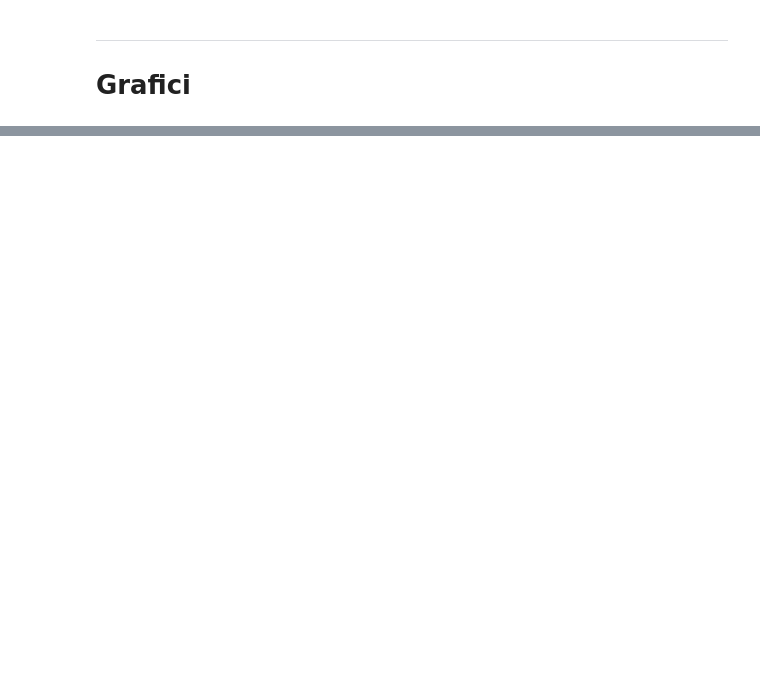
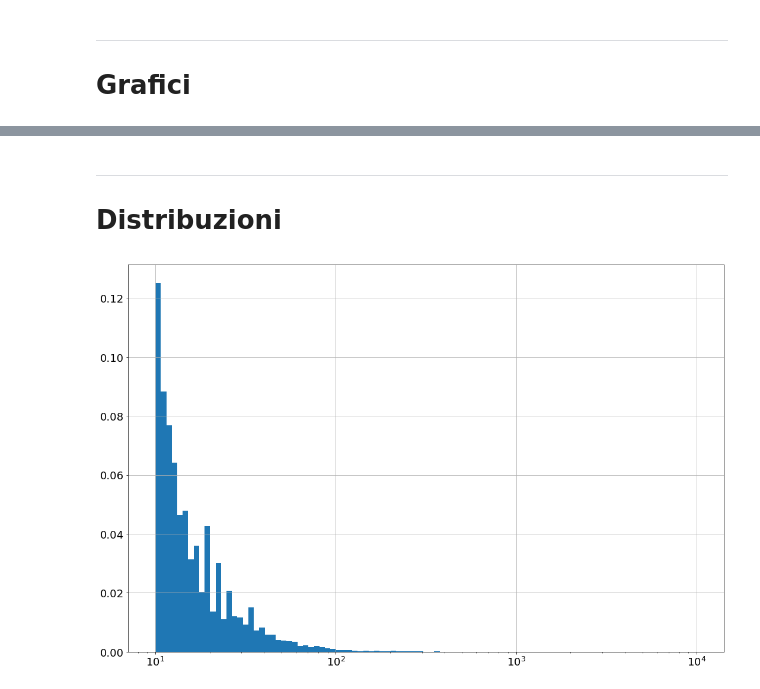
Before and after one commit to EdoardoTronconi/ProgettoPS, a Jupyter notebook: Esame_Tronconi_975734.ipynb, the cells around one changed output, grey strips where cells are left out. Cells and saved outputs as stored; diff of their text form; code cells hidden in the pictures; blank space fills up the shorter version.

```diff
--- a/Esame_Tronconi_975734.ipynb
+++ b/Esame_Tronconi_975734.ipynb
@@ -67,7 +68,7 @@ df_decessi_sesso.drop(columns=[('COD_PROVCOM')], level=1, inplace=True)
 df_decessi_sesso.drop(columns=['incremento %','totale decessi'], level=0, inplace=True)
 
 df_decessi_sesso.rename(columns={
-                                '1 MARZO - 30 GIUGNO MEDIA 2015-2019' : 'MEDIA 2015-2019 marzo-giugno',
+                                '1 MARZO - 30 GIUGNO MEDIA 2015-2019' : 'MEDIA 2015-2019',
                                 '1 MARZO - 30 GIUGNO 2020' : '2020',
                                 },
                         level=0, inplace=True)
@@ -80,7 +81,7 @@ df_decessi_over65.drop(columns=[('COD_PROVCOM')], level=1, inplace=True)
 df_decessi_over65.drop(columns=['incremento %','totale decessi'], level=0, inplace=True)
 
 df_decessi_over65.rename(columns={
-                                '1 MARZO - 30 GIUGNO MEDIA 2015-2019' : 'MEDIA 2015-2019 marzo-giugno',
+                                '1 MARZO - 30 GIUGNO MEDIA 2015-2019' : 'MEDIA 2015-2019',
                                 '1 MARZO - 30 GIUGNO 2020' : '2020',
                                 },
                         level=0, inplace=True)
@@ -93,7 +94,7 @@ df_decessi_over65M.drop(columns=[('COD_PROVCOM')], level=1, inplace=True)
 df_decessi_over65M.drop(columns=['incremento %','totale decessi'], level=0, inplace=True)
 
 df_decessi_over65M.rename(columns={
-                                '1 MARZO - 30 GIUGNO MEDIA 2015-2019' : 'MEDIA 2015-2019 marzo-giugno',
+                                '1 MARZO - 30 GIUGNO MEDIA 2015-2019' : 'MEDIA 2015-2019',
                                 '1 MARZO - 30 GIUGNO 2020' : '2020',
                                 },
                         level=0, inplace=True)
@@ -106,7 +107,7 @@ df_decessi_over65F.drop(columns=[('COD_PROVCOM')], level=1, inplace=True)
 df_decessi_over65F.drop(columns=['incremento %','totale decessi'], level=0, inplace=True)
 
 df_decessi_over65F.rename(columns={
-                                '1 MARZO - 30 GIUGNO MEDIA 2015-2019' : 'MEDIA 2015-2019 marzo-giugno',
+                                '1 MARZO - 30 GIUGNO MEDIA 2015-2019' : 'MEDIA 2015-2019',
                                 '1 MARZO - 30 GIUGNO 2020' : '2020',
                                 },
                         level=0, inplace=True)
@@ -152,16 +290,31 @@ def calcola_totali(df):
     dfOut = dfOut.loc[:,(slice(None), slice(None),'totale')]
     return dfOut
 
-DATA = DATA.drop(columns=['totale'], level=2, errors='ignore').join(calcola_totali(DATA.drop(columns=['SESSO']).drop(columns=['totale'], level=2, errors='ignore'))).sort_index(axis=1, level=[0,1], sort_remaining=False)
+DATA = DATA_RAW.drop(columns=['M+F'], level=2).join(calcola_totali(DATA_RAW.drop(columns=['M+F'], level=2))).sort_index(axis=1, level=[0,1], sort_remaining=False)
 
 #Aggiungo colonne per i decessi UNDER 65
 for sesso in ['M','F']:
-    for anni in DATA.loc[:,('OVER 65', slice(None))].columns.get_level_values(1):
-        DATA.loc[:,('UNDER 65', anni, 'totale '+sesso)] = round(DATA.loc[:,('SESSO', anni, sesso)] - DATA.loc[:,('OVER 65 '+sesso, anni, 'totale')],1)
+    for anni in DATA.loc[:,('OVER 65 (Mar-Giu)', slice(None))].columns.get_level_values(1):
+        DATA.loc[:,('UNDER 65 (Mar-Giu)', anni, 'totale '+sesso)] = round(DATA.loc[:,('TOTALI (Mar-Giu)', anni, sesso)],1) - round(DATA.loc[:,('OVER 65 (Mar-Giu) '+sesso, anni, 'totale')],1)
 
-for anni in DATA.loc[:,('OVER 65', slice(None))].columns.get_level_values(1):
-        DATA.loc[:,('UNDER 65', anni, 'totale')] = round(DATA.loc[:,('SESSO', anni, 'M+F')] - DATA.loc[:,('OVER 65', anni, 'totale')],1)
+for anni in DATA.loc[:,('OVER 65 (Mar-Giu)', slice(None))].columns.get_level_values(1):
+        DATA.loc[:,('UNDER 65 (Mar-Giu)', anni, 'totale')] = DATA.loc[:,('UNDER 65 (Mar-Giu)', anni, 'totale M')] + DATA.loc[:,('UNDER 65 (Mar-Giu)', anni, 'totale F')]
 
+#Aggiungo colonna con la zona geografica
+def zona(regione):
+    if regione in ['Piemonte', "Valle d'Aosta/Vallée d'Aoste", 'Liguria', 'Lombardia']:
+        return 'Nord-Ovest'
+    elif regione in ['Trentino-Alto Adige/Südtirol', 'Veneto', 'Friuli-Venezia Giulia', 'Emilia-Romagna']:
+        return 'Nord-Est'
+    elif regione in ['Toscana', 'Umbria', 'Marche', 'Lazio']:
+        return 'Centro'
+    elif regione in ['Abruzzo', 'Molise', 'Campania', 'Puglia', 'Basilicata', 'Calabria']:
+        return 'Sud'
+    elif regione in ['Sicilia','Sardegna']:
+        return 'Isole'
+    else:
+        raise ValueError('Regione deve essere tra "Abruzzo", "Basilicata", "Calabria", "Campania", "Emilia-Romagna", "Friuli-Venezia Giulia", "Lazio", "Liguria", "Lombardia", "Marche", "Molise", "Piemonte", "Puglia", "Sardegna", "Sicilia", "Toscana", "Trentino-Alto Adige/Südtirol", "Umbria", "Valle d\'Aosta/Vallée d\'Aoste" o "Veneto"')
 
-DATA.sort_index(axis=1, level=[0,1], sort_remaining=False, inplace=True)
-DATA
+ZONA = DATA.reset_index()['REGIONE'].apply(zona)
+ZONA.index = DATA.index
+DATA['Zona'] = ZONA
@@ -335,0 +673,8 @@ ax.set_xticklabels(ax.get_xticklabels(),rotation=30, ha='right');
+# %% [markdown]
+***
+# Distribuzioni
+# %%
+ax = DATA.loc[:,('OVER 65 (Mar-Giu) F','2020','totale')].hist(bins=np.logspace(1,4,100), density=True)
+ax.set_xscale('log')
+# %% [output]
+[figure, added]
```
Also changed, not shown: parts of 66 cells of this notebook, 1 other file.
